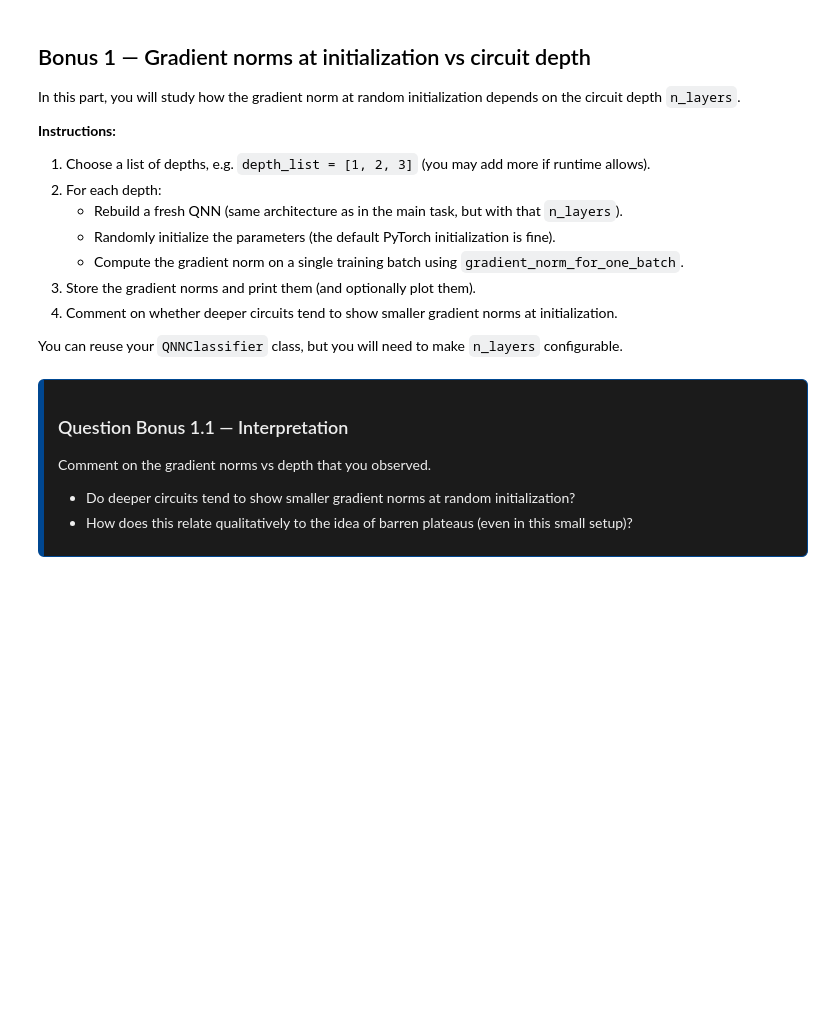
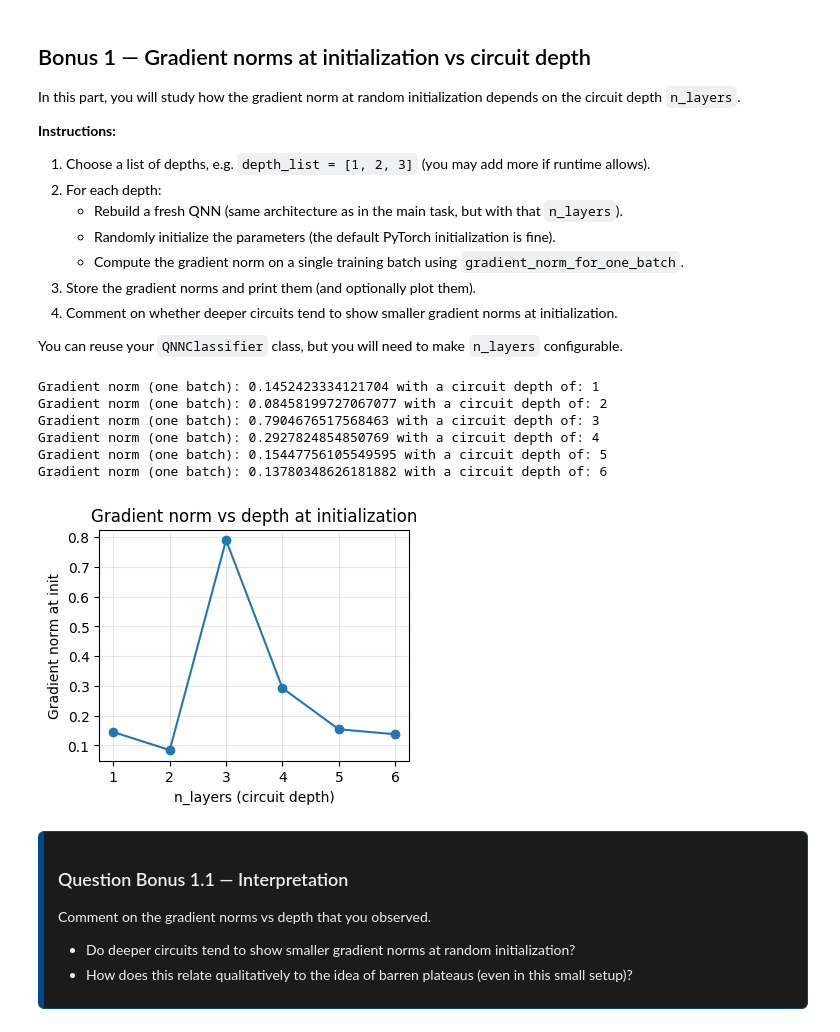
Before and after one commit to ScottMcHaffie/DD2368_assignments, a Jupyter notebook: assignment3/Assignment_3_scott.ipynb, the cells around one changed output. Drawn from its saved outputs; the diff is of its cells as text; code cells hidden in the pictures; blank space fills up the shorter version.

```diff
--- a/assignment3/Assignment_3_scott.ipynb
+++ b/assignment3/Assignment_3_scott.ipynb
@@ -669,5 +669,5 @@ def gradient_norm_for_one_batch(model, data_loader, criterion, device=device_tor
 
 # Quick sanity check (optional, only if model is already defined)
 criterion = nn.BCELoss()
-g_norm, g_tensor, loss_val = gradient_norm_for_one_batch(model, train_loader, criterion)
-print("Gradient norm (one batch):", g_norm, "Loss:", loss_val)
+g_norm, g_tensor, loss_value = gradient_norm_for_one_batch(model, train_loader, criterion)
+print("Gradient norm (one batch):", g_norm, "Loss:", loss_value)
@@ -693,34 +695,46 @@ You can reuse your `QNNClassifier` class, but you will need to make `n_layers` c
 # Make sure you have a way to construct a QNNClassifier with a given n_layers.
 # For example, you can wrap the model creation in a small factory function.
 
 def make_qnn_model(n_layers, n_qubits):
     """
     Factory for QNNClassifier with given depth n_layers and n_qubits.
     Adjust theta_shape and ansatz accordingly.
     """
     # Example: theta_shape = (n_layers, n_qubits)
     theta_shape = (n_layers, n_qubits)
     model = QNNClassifier(theta_shape).to(device_torch)
     return model
 
 criterion = nn.BCELoss()
 
-depth_list = [1, 2, 3, 4, 5, 6, 7]  # you can add 4, 5, ... if time allows
+depth_list = [1, 2, 3, 4, 5, 6] #4, 5, 6, 7]  # you can add 4, 5, ... if time allows
 grad_norms_depth = []
 
 for depth in depth_list:
 # -----YOUR CODE HERE-----
+    new_model = make_qnn_model(n_layers=depth, n_qubits=n_qubits)
+    g_norm, g_tensor, loss_value = gradient_norm_for_one_batch(new_model, train_loader, criterion)
+    grad_norms_depth.append(g_norm)
+    print("Gradient norm (one batch):", g_norm, "with a circuit depth of:", depth)
 
 # ---YOUR CODE ENDS HERE---
 
 # Optional: plot gradient norms vs depth
 plt.figure(figsize=(4, 3))
 plt.plot(depth_list, grad_norms_depth, marker="o")
 plt.xlabel("n_layers (circuit depth)")
 plt.ylabel("Gradient norm at init")
 plt.title("Gradient norm vs depth at initialization")
 plt.grid(alpha=0.3)
 plt.show()
+# %% [output]
+Gradient norm (one batch): 0.1452423334121704 with a circuit depth of: 1
+Gradient norm (one batch): 0.08458199727067077 with a circuit depth of: 2
+Gradient norm (one batch): 0.7904676517568463 with a circuit depth of: 3
+Gradient norm (one batch): 0.2927824854850769 with a circuit depth of: 4
+Gradient norm (one batch): 0.15447756105549595 with a circuit depth of: 5
+Gradient norm (one batch): 0.13780348626181882 with a circuit depth of: 6
+[figure, added]
 # %% [markdown]
 <div style="max-width: 1200px; margin: auto; border: 1px solid #004791; border-left: 6px solid #004791; border-radius: 6px; padding: 0.8em 1em; background-color: #1b1b1bff; color: #eee;">
 
```
Also changed, not shown: parts of 3 cells of this notebook.
